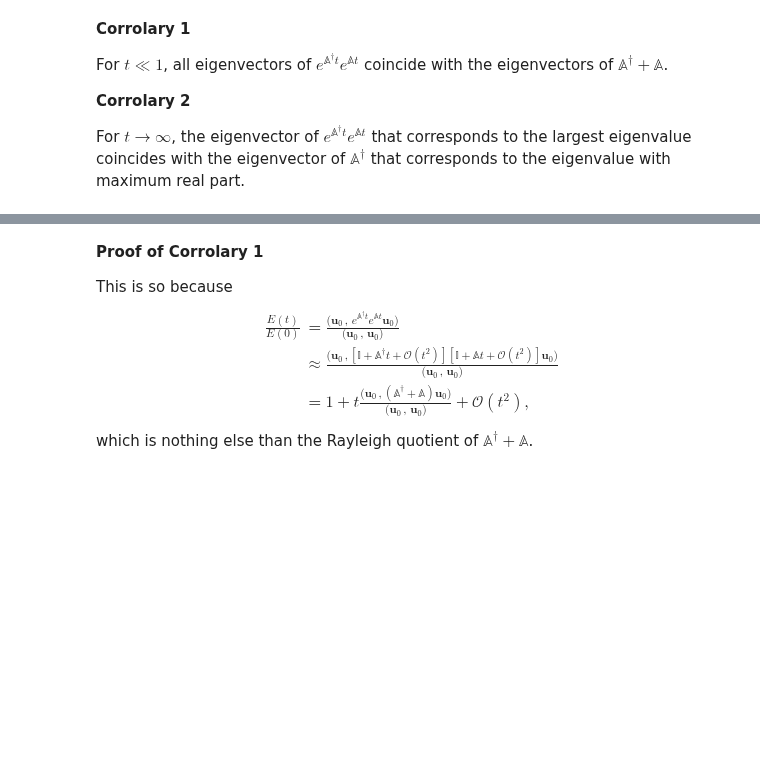
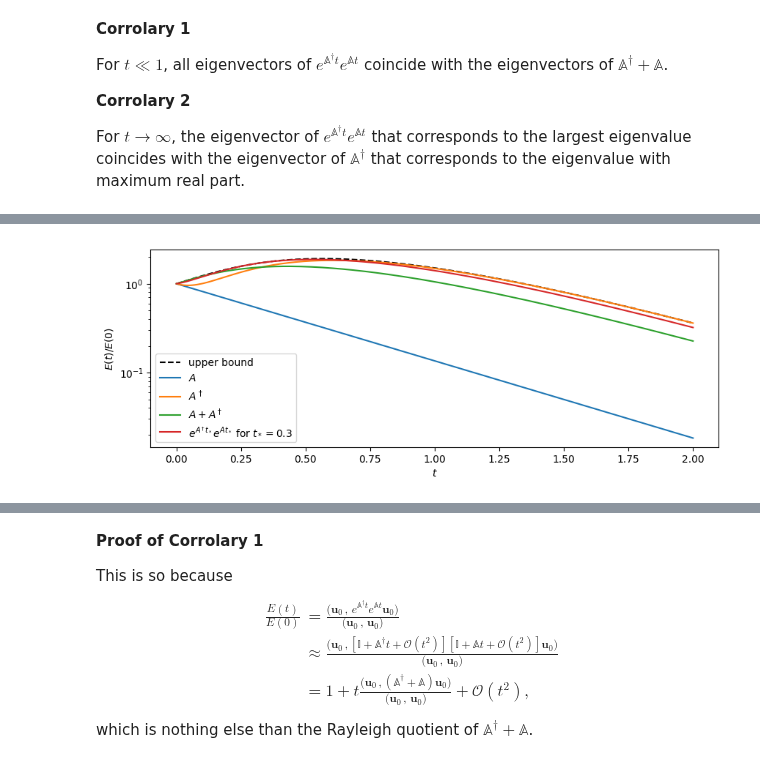
Before and after one commit to navidcy/Instabilities-in-Fluids, a Jupyter notebook: lectures/05-BasicsNonmodalStability.ipynb, the cells around one changed output, grey strips where cells are left out. Cells and saved outputs as stored; diff of their text form; code cells hidden in the pictures; blank space fills up the shorter version.

```diff
--- a/lectures/05-BasicsNonmodalStability.ipynb
+++ b/lectures/05-BasicsNonmodalStability.ipynb
@@ -268,0 +310,39 @@ For normal operators we have that operators: $\mathbb{A}$, $\mathbb{A}$, $(\math
+# %%
+# A function that integrates (1) and computes E(t)
+
+function integrateforward(x0; tfinal=1)
+    t = range(0, stop=tfinal, length=200)
+    energy = zeros(length(t))
+    upperbound = zeros(length(t))
+    dt = t[2]-t[1]
+    xt = x0
+    P = Matrix(I, 2, 2);
+    expAdt = exp(A*dt)
+    for j=1:length(t)
+        energy[j] = dot(xt, xt)
+        upperbound[j] = maximum(eigvals(copy(P')*P))
+        P = expAdt*P
+        xt = expAdt*xt
+    end
+    return t, energy, upperbound
+end;
+# %%
+A = [-1 5; 0 -2];
+S, U = eigen(A); u1 = U[:, 1]; u2 =U[:, 2]
+Sadj, V = eigen(copy(A')); v1 = V[:, 2]; v2 =V[:, 1]; #to make sure v1 <--> u1
+Sinst, Uinst = eigen(A + copy(A')); u01 = Uinst[:, 1]; u02 =Uinst[:, 2];
+topt = 0.3; Sopt, Uopt = eigen(exp(A'*topt)*exp(A*topt)); w1 = Uopt[:, 1]; w2 =Uopt[:, 2];
+tfinal = 2
+figure(figsize=(10, 3.5))
+t, energy, upperbound = integrateforward(u1; tfinal=tfinal)
+semilogy(t, upperbound, "--k", label="upper bound")
+semilogy(t, energy, label="\$ A\$")
+t, energy = integrateforward(v2; tfinal=tfinal)
+semilogy(t, energy, label="\$A^\\dagger\$")
+t, energy = integrateforward(u02; tfinal=tfinal)
+semilogy(t, energy, label="\$A +A^\\dagger\$")
+t, energy = integrateforward(w2; tfinal=tfinal)
+semilogy(t, energy, label="\$e^{A^\\dagger t_*}e^{A t_*}\$ for \$t_*=0.3\$")
+xlabel(L"t"); ylabel(L"E(t)/E(0)"); legend();
+# %% [output]
+[figure, added]
```
Also changed, not shown: parts of 20 cells of this notebook.
